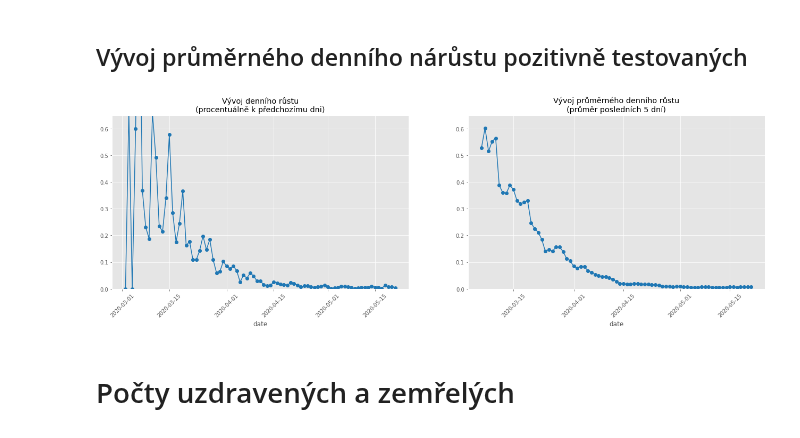
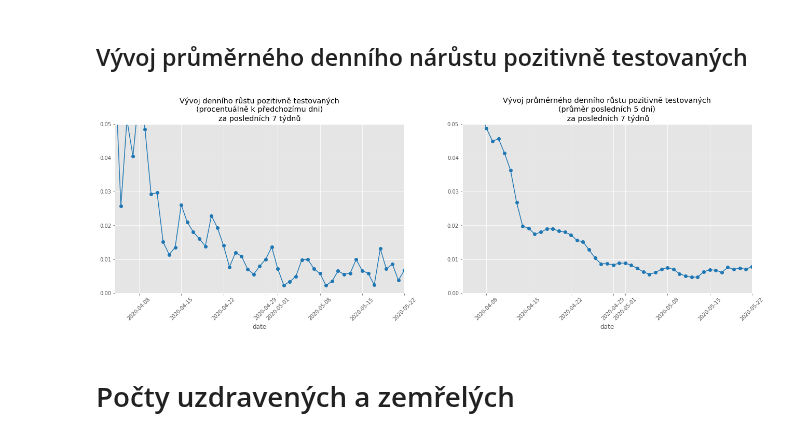
Before and after one commit to honzapulpan/covid, a Jupyter notebook: covid19_stats.ipynb, the cells around one changed output. Saved outputs shown, nothing was run; the diff lists cells and outputs as text; code cells hidden in the pictures.

```diff
--- a/covid19_stats.ipynb
+++ b/covid19_stats.ipynb
@@ -212,40 +212,41 @@ plt.show()
 ## Vývoj průměrného denního nárůstu pozitivně testovaných
 # %%
 
-#totalPositiveTests.tail()
+days_back = 49
 
 fig = plt.figure(figsize=(22,6))
 ax1 = fig.add_subplot(121)
 ax2 = fig.add_subplot(122)
 
-df.plot(x='date',
+
+df.iloc[-days_back:].plot(x='date',
              y='positive_increase',
              kind='line',
              grid=True,
              legend=False,
-             ylim=(0,0.65),
+             ylim=(0,0.05),
              style='tab:blue',
              marker='o',
              ax=ax1,
-             title='Vývoj denního růstu\n(procentuálně k předchozímu dni)')
+             title='Vývoj denního růstu pozitivně testovaných\n(procentuálně k předchozímu dni)\nza posledních 7 týdnů')
 ax1.tick_params(axis="x", rotation=45)
 
-df.plot(x='date',
+df.iloc[-days_back:].plot(x='date',
              y='positive_increase_5d',
              kind='line',
              grid=True,
              legend=False,
-             ylim=(0,0.65),
+             ylim=(0,0.05),
              style='tab:blue',
              marker='o',
              ax=ax2,
-             title='Vývoj průměrného denního růstu\n(průměr posledních 5 dní)')
+             title='Vývoj průměrného denního růstu pozitivně testovaných\n(průměr posledních 5 dní)\n za posledních 7 týdnů')
 ax2.tick_params(axis="x", rotation=45)
 
 
 plt.show()
 # %% [output]
-[figure, old version]
+[figure, new version]
 # %% [markdown]
 # Počty uzdravených a zemřelých
 # %%
```
Also changed, not shown: parts of 7 cells of this notebook, 1 other file.
